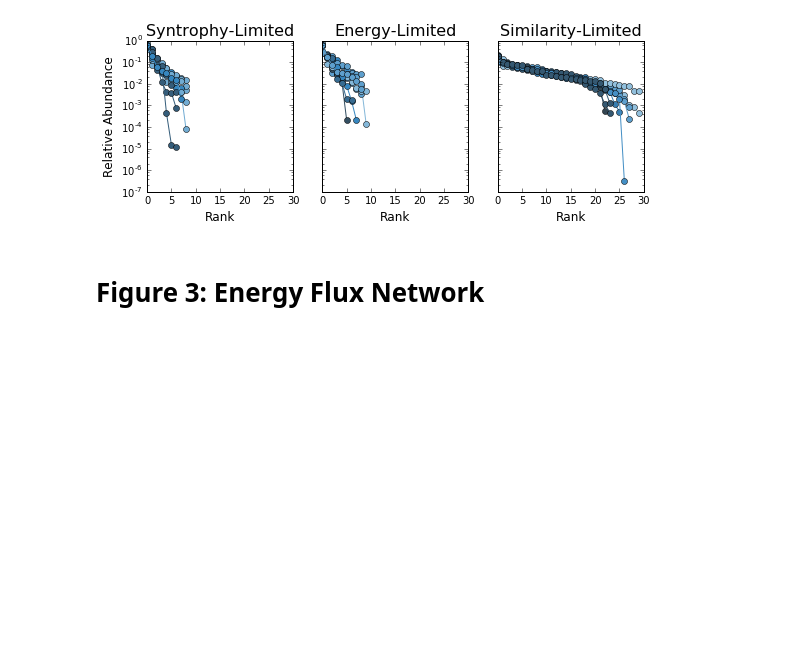
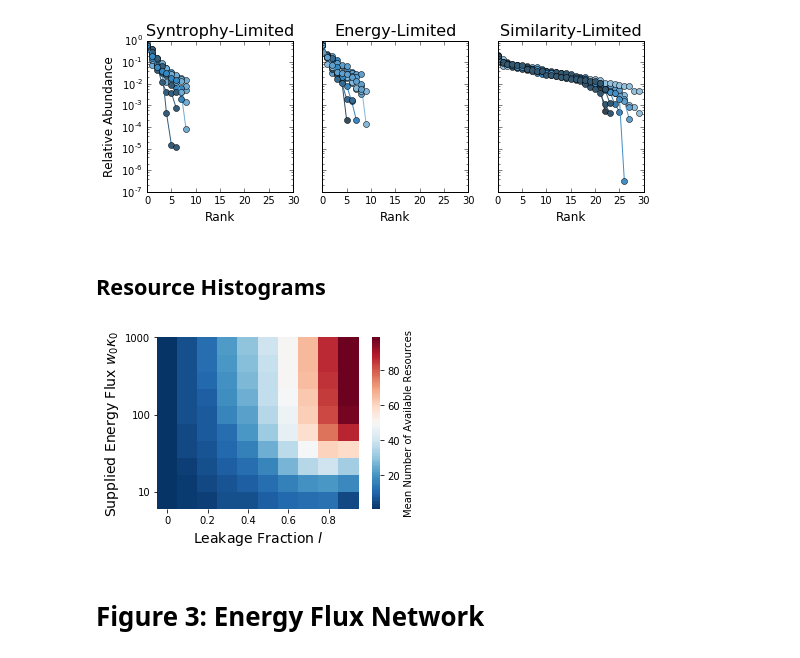
Before and after one commit to Emergent-Behaviors-in-Biology/crossfeeding-transition, a Jupyter notebook: Analysis.ipynb, the cells around one changed output. Saved outputs shown, nothing was run; the diff lists cells and outputs as text; code cells hidden in the pictures; blank space fills up the shorter version.

```diff
--- a/Analysis.ipynb
+++ b/Analysis.ipynb
@@ -136,6 +136,36 @@ pdf.savefig(fig)
 pdf.close()
 # %% [output]
 [figure]
+# %% [markdown]
+## Resource Histograms
+# %%
+name = 'main_dataset'
+colors = sns.color_palette("RdBu_r",100)
+fig,ax=plt.subplots(figsize=(5,3.5))
+fig.subplots_adjust(left=0.2,bottom = 0.2)
+
+run = 90
+
+piv = pd.pivot_table(expt[name]['params'].join(pd.Series((expt[name]['R']>0.1).groupby(level=0).sum().mean(axis=1),name='Non-negligible resources')),
+                    values='Non-negligible resources',index=["K"],columns=['Leakage'],fill_value=np.nan)
+sns.heatmap(piv, ax= ax, cmap=colors,cbar_kws={'label':'Mean Number of Available Resources'})
+ax.invert_yaxis()
+
+ax.set_xlabel(r'Leakage Fraction $l$',fontsize=14)
+ax.set_ylabel(r'Supplied Energy Flux $w_0 \kappa_0$',fontsize=14)
+
+ax.set_yticks((1,5.5,10))
+ax.set_xticks(np.arange(0,10,2)+0.5)
+ax.set_xticklabels((0,0.2,0.4,0.6,0.8))
+ax.set_yticklabels((10,100,1000))
+pdf = bpdf.PdfPages('Plots/log_heatmap_resource.pdf')
+pdf.savefig(fig)
+pdf.close()
+
+
+plt.show()
+# %% [output]
+[figure, added]
 # %% [markdown]
 # Figure 3: Energy Flux Network
 # %%
```
Also changed, not shown: parts of 4 cells of this notebook, 6 other files.
